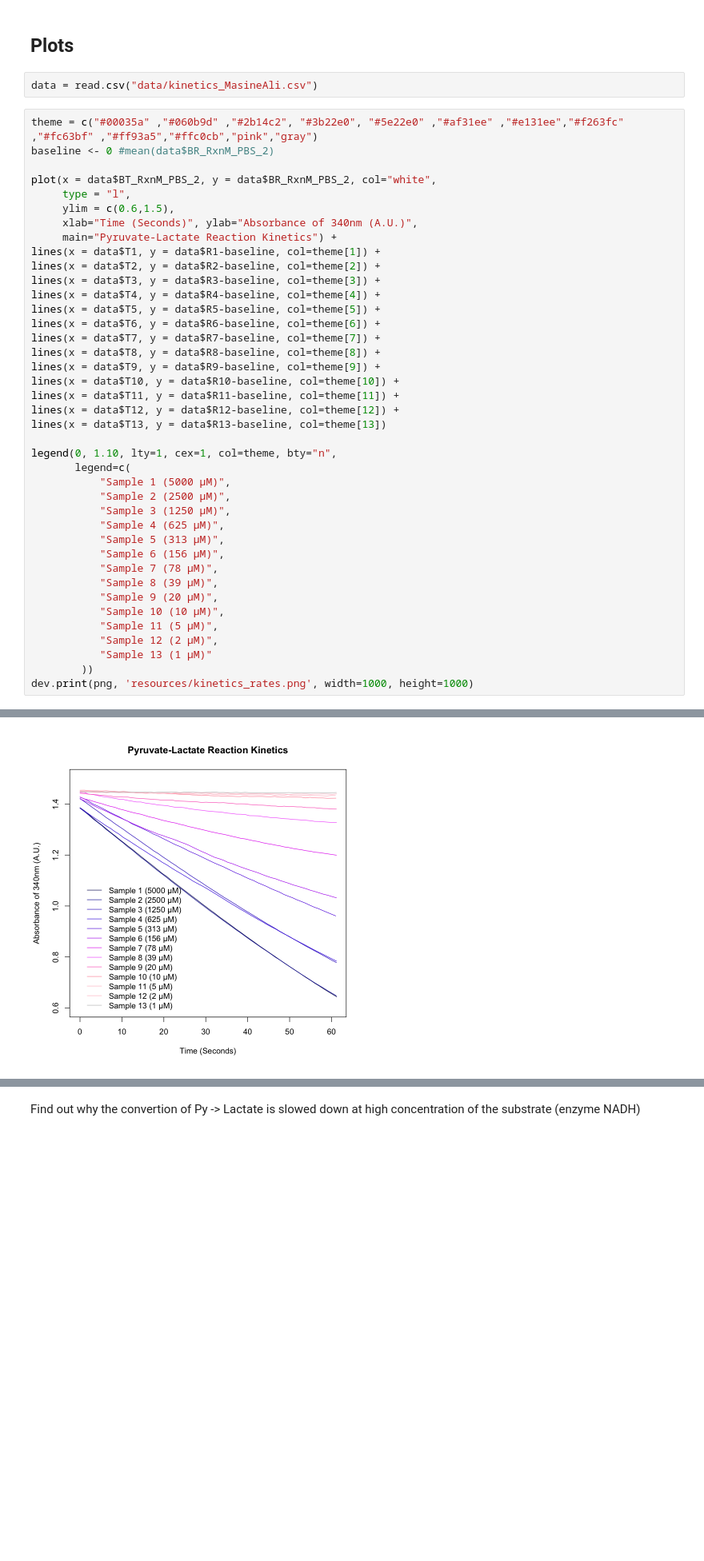
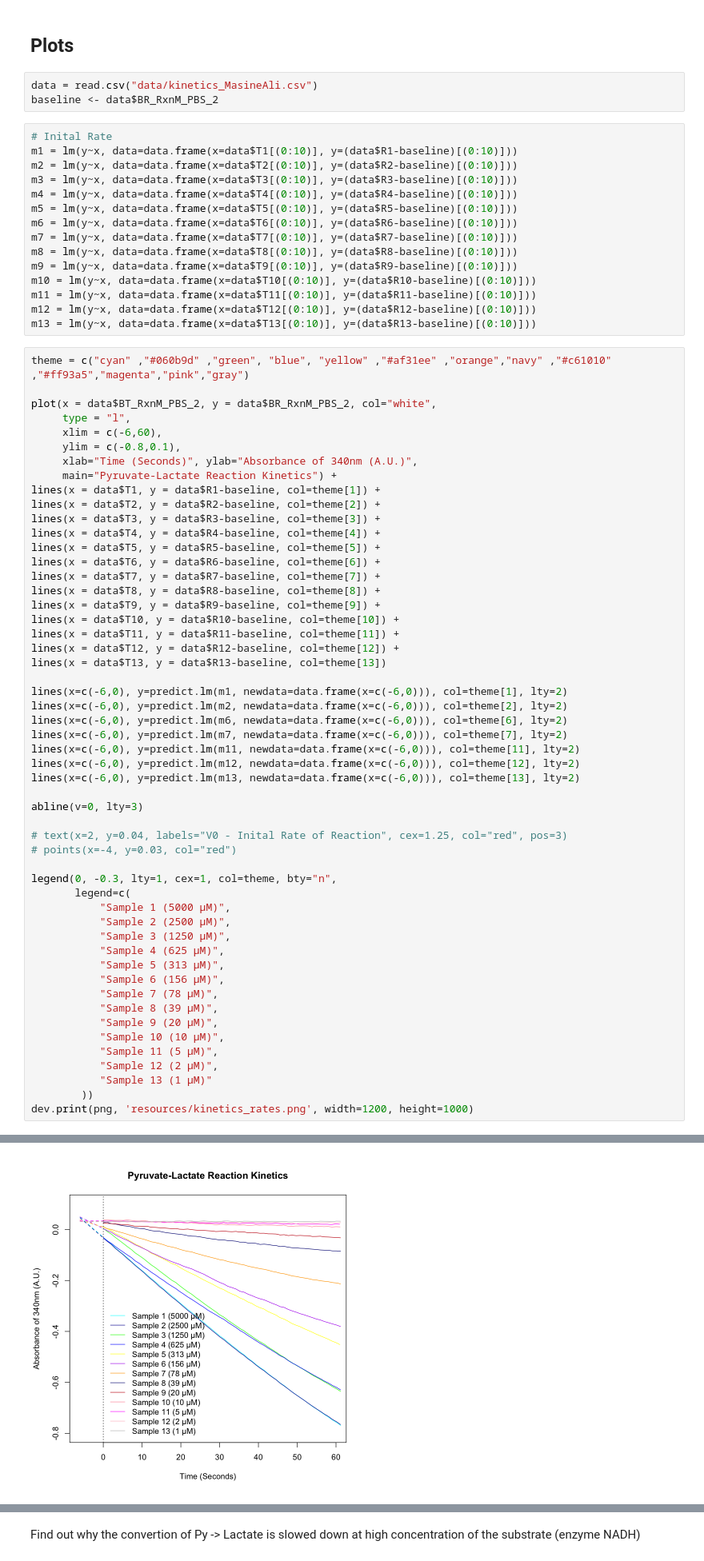
Before and after one commit to zrthxn/molbiolab, a Jupyter notebook: kinetics.ipynb, the cells around one changed output, grey strips where cells are left out. Shown at 80% size. Drawn from its saved outputs; the diff is of its cells as text; blank space fills up the shorter version.

```diff
--- a/kinetics.ipynb
+++ b/kinetics.ipynb
@@ -122,13 +122,29 @@ write.csv(collated_df, "data/kinetics_MasineAli.csv")
 ## Plots
 # %%
 data = read.csv("data/kinetics_MasineAli.csv")
+baseline <- data$BR_RxnM_PBS_2
+# %%
+# Inital Rate
+m1 = lm(y~x, data=data.frame(x=data$T1[(0:10)], y=(data$R1-baseline)[(0:10)]))
+m2 = lm(y~x, data=data.frame(x=data$T2[(0:10)], y=(data$R2-baseline)[(0:10)]))
+m3 = lm(y~x, data=data.frame(x=data$T3[(0:10)], y=(data$R3-baseline)[(0:10)]))
+m4 = lm(y~x, data=data.frame(x=data$T4[(0:10)], y=(data$R4-baseline)[(0:10)]))
+m5 = lm(y~x, data=data.frame(x=data$T5[(0:10)], y=(data$R5-baseline)[(0:10)]))
+m6 = lm(y~x, data=data.frame(x=data$T6[(0:10)], y=(data$R6-baseline)[(0:10)]))
+m7 = lm(y~x, data=data.frame(x=data$T7[(0:10)], y=(data$R7-baseline)[(0:10)]))
+m8 = lm(y~x, data=data.frame(x=data$T8[(0:10)], y=(data$R8-baseline)[(0:10)]))
+m9 = lm(y~x, data=data.frame(x=data$T9[(0:10)], y=(data$R9-baseline)[(0:10)]))
+m10 = lm(y~x, data=data.frame(x=data$T10[(0:10)], y=(data$R10-baseline)[(0:10)]))
+m11 = lm(y~x, data=data.frame(x=data$T11[(0:10)], y=(data$R11-baseline)[(0:10)]))
+m12 = lm(y~x, data=data.frame(x=data$T12[(0:10)], y=(data$R12-baseline)[(0:10)]))
+m13 = lm(y~x, data=data.frame(x=data$T13[(0:10)], y=(data$R13-baseline)[(0:10)]))
 # %%
-theme = c("#00035a" ,"#060b9d" ,"#2b14c2", "#3b22e0", "#5e22e0" ,"#af31ee" ,"#e131ee","#f263fc" ,"#fc63bf" ,"#ff93a5","#ffc0cb","pink","gray")
-baseline <- 0 #mean(data$BR_RxnM_PBS_2)
+theme = c("cyan" ,"#060b9d" ,"green", "blue", "yellow" ,"#af31ee" ,"orange","navy" ,"#c61010" ,"#ff93a5","magenta","pink","gray")
 
 plot(x = data$BT_RxnM_PBS_2, y = data$BR_RxnM_PBS_2, col="white",
      type = "l",
-     ylim = c(0.6,1.5),
+     xlim = c(-6,60),
+     ylim = c(-0.8,0.1),
      xlab="Time (Seconds)", ylab="Absorbance of 340nm (A.U.)",
      main="Pyruvate-Lactate Reaction Kinetics") +
 lines(x = data$T1, y = data$R1-baseline, col=theme[1]) +
@@ -137,36 +153,49 @@ lines(x = data$T3, y = data$R3-baseline, col=theme[3]) +
 lines(x = data$T4, y = data$R4-baseline, col=theme[4]) +
 lines(x = data$T5, y = data$R5-baseline, col=theme[5]) +
 lines(x = data$T6, y = data$R6-baseline, col=theme[6]) +
 lines(x = data$T7, y = data$R7-baseline, col=theme[7]) +
 lines(x = data$T8, y = data$R8-baseline, col=theme[8]) +
 lines(x = data$T9, y = data$R9-baseline, col=theme[9]) +
 lines(x = data$T10, y = data$R10-baseline, col=theme[10]) +
 lines(x = data$T11, y = data$R11-baseline, col=theme[11]) +
 lines(x = data$T12, y = data$R12-baseline, col=theme[12]) +
 lines(x = data$T13, y = data$R13-baseline, col=theme[13])
 
-legend(0, 1.10, lty=1, cex=1, col=theme, bty="n",
+lines(x=c(-6,0), y=predict.lm(m1, newdata=data.frame(x=c(-6,0))), col=theme[1], lty=2)
+lines(x=c(-6,0), y=predict.lm(m2, newdata=data.frame(x=c(-6,0))), col=theme[2], lty=2)
+lines(x=c(-6,0), y=predict.lm(m6, newdata=data.frame(x=c(-6,0))), col=theme[6], lty=2)
+lines(x=c(-6,0), y=predict.lm(m7, newdata=data.frame(x=c(-6,0))), col=theme[7], lty=2)
+lines(x=c(-6,0), y=predict.lm(m11, newdata=data.frame(x=c(-6,0))), col=theme[11], lty=2)
+lines(x=c(-6,0), y=predict.lm(m12, newdata=data.frame(x=c(-6,0))), col=theme[12], lty=2)
+lines(x=c(-6,0), y=predict.lm(m13, newdata=data.frame(x=c(-6,0))), col=theme[13], lty=2)
+
+abline(v=0, lty=3)
+
+# text(x=2, y=0.04, labels="V0 - Inital Rate of Reaction", cex=1.25, col="red", pos=3)
+# points(x=-4, y=0.03, col="red")
+
+legend(0, -0.3, lty=1, cex=1, col=theme, bty="n",
        legend=c(
            "Sample 1 (5000 µM)",
            "Sample 2 (2500 µM)",
            "Sample 3 (1250 µM)",
            "Sample 4 (625 µM)",
            "Sample 5 (313 µM)",
            "Sample 6 (156 µM)",
            "Sample 7 (78 µM)",
            "Sample 8 (39 µM)",
            "Sample 9 (20 µM)",
            "Sample 10 (10 µM)",
            "Sample 11 (5 µM)",
            "Sample 12 (2 µM)",
            "Sample 13 (1 µM)"
         ))
-dev.print(png, 'resources/kinetics_rates.png', width=1000, height=1000)
+dev.print(png, 'resources/kinetics_rates.png', width=1200, height=1000)
 # %% [output]
 integer(0)
 pdf
   2
-[figure, old version]
+[figure, new version]
 # %% [markdown]
 $Absorbance = \epsilon . c . d$
 
```
Also changed, not shown: parts of 1 cell of this notebook, 5 other files.
